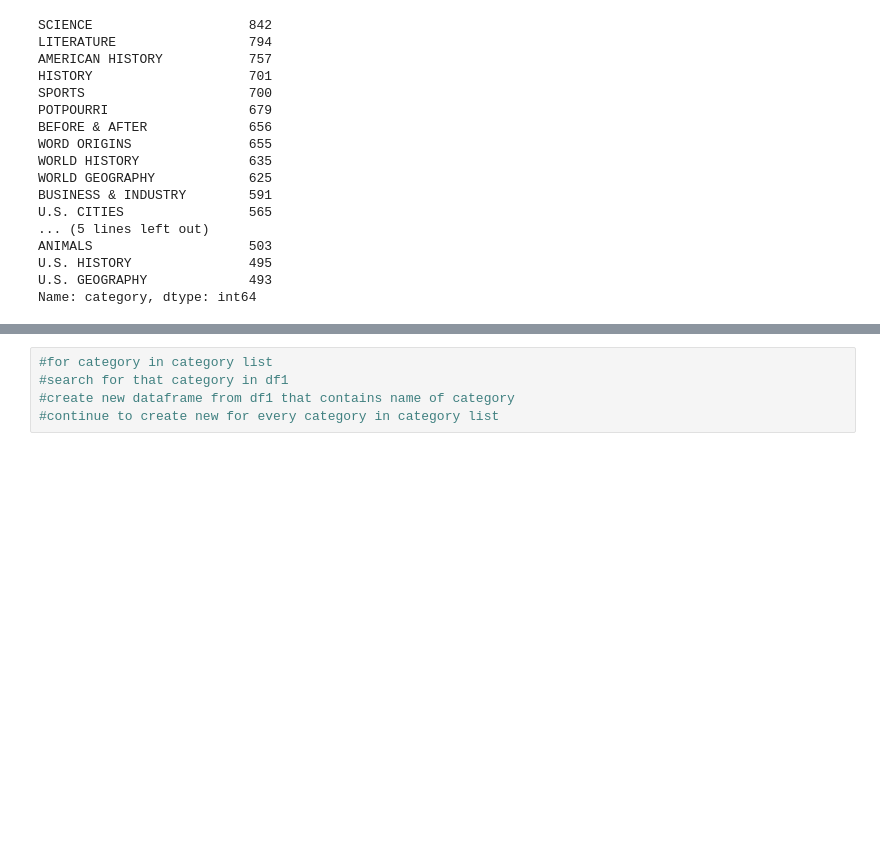
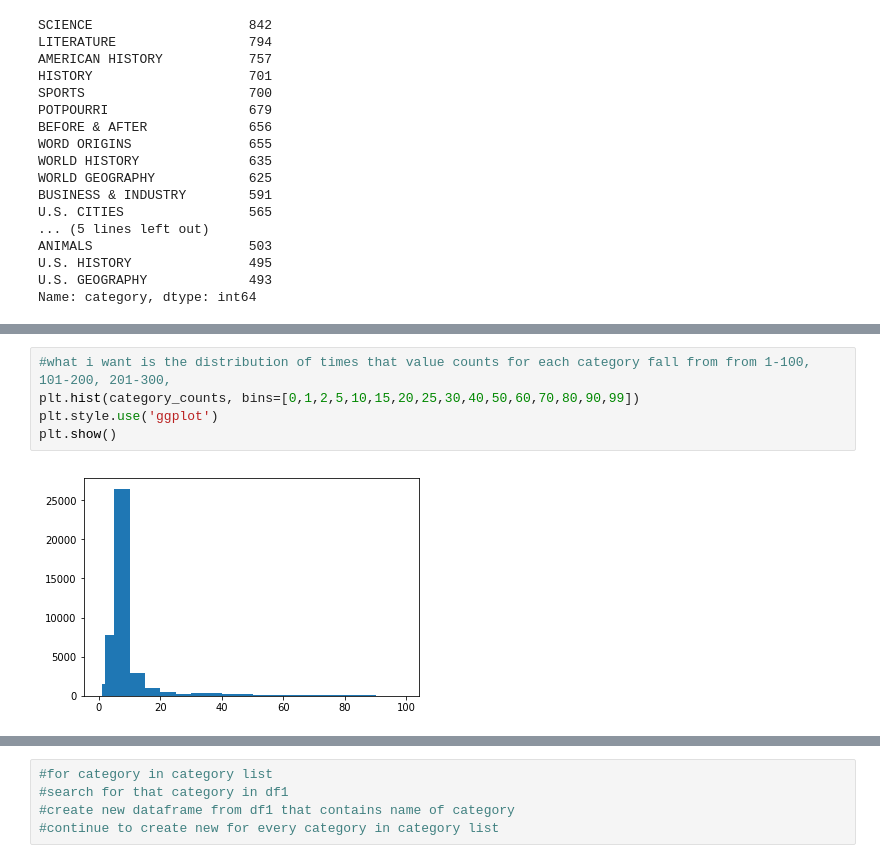
Before and after one commit to taylorjsimpson/TJSProjects, a Jupyter notebook: Jeopardy/Jeopardy Quiz.ipynb, the cells around one changed output, grey strips where cells are left out. Saved outputs shown, nothing was run; the diff lists cells and outputs as text; blank space fills up the shorter version.

```diff
--- a/Jeopardy/Jeopardy Quiz.ipynb
+++ b/Jeopardy/Jeopardy Quiz.ipynb
@@ -156,0 +237,7 @@ Name: category, dtype: int64
+# %%
+#what i want is the distribution of times that value counts for each category fall from from 1-100, 101-200, 201-300,
+plt.hist(category_counts, bins=[0,1,2,5,10,15,20,25,30,40,50,60,70,80,90,99])
+plt.style.use('ggplot')
+plt.show()
+# %% [output]
+[figure, added]
```
Also changed, not shown: parts of 51 cells of this notebook, 4 other files.
